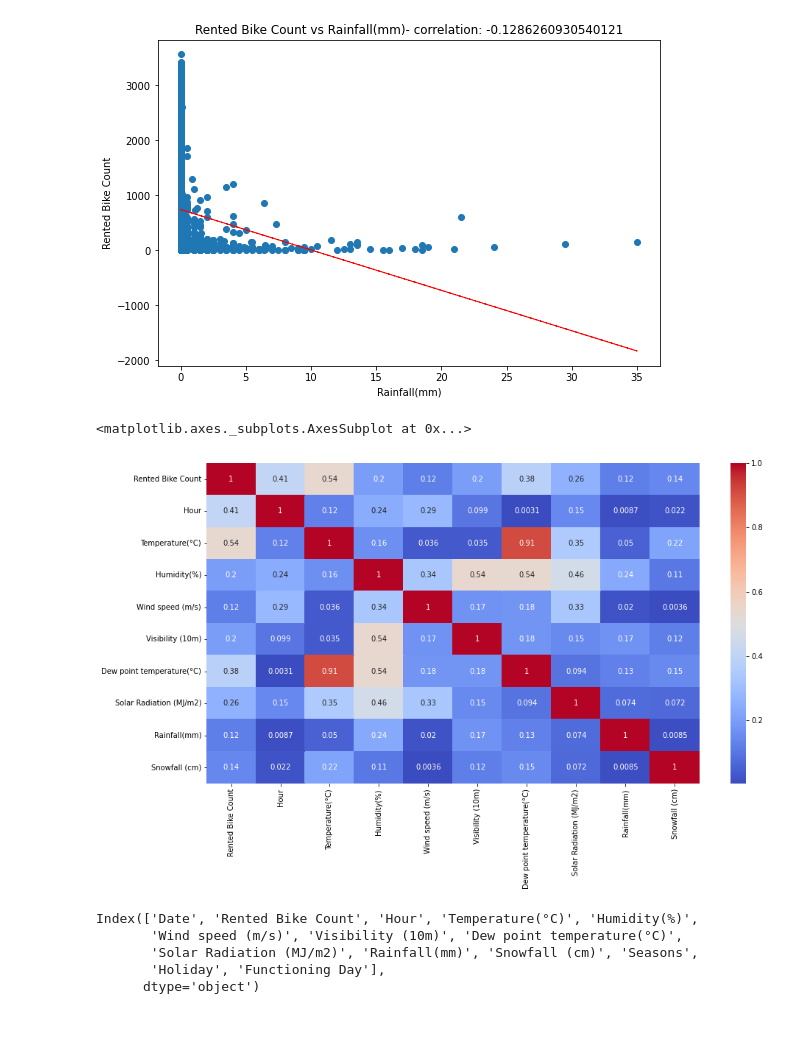
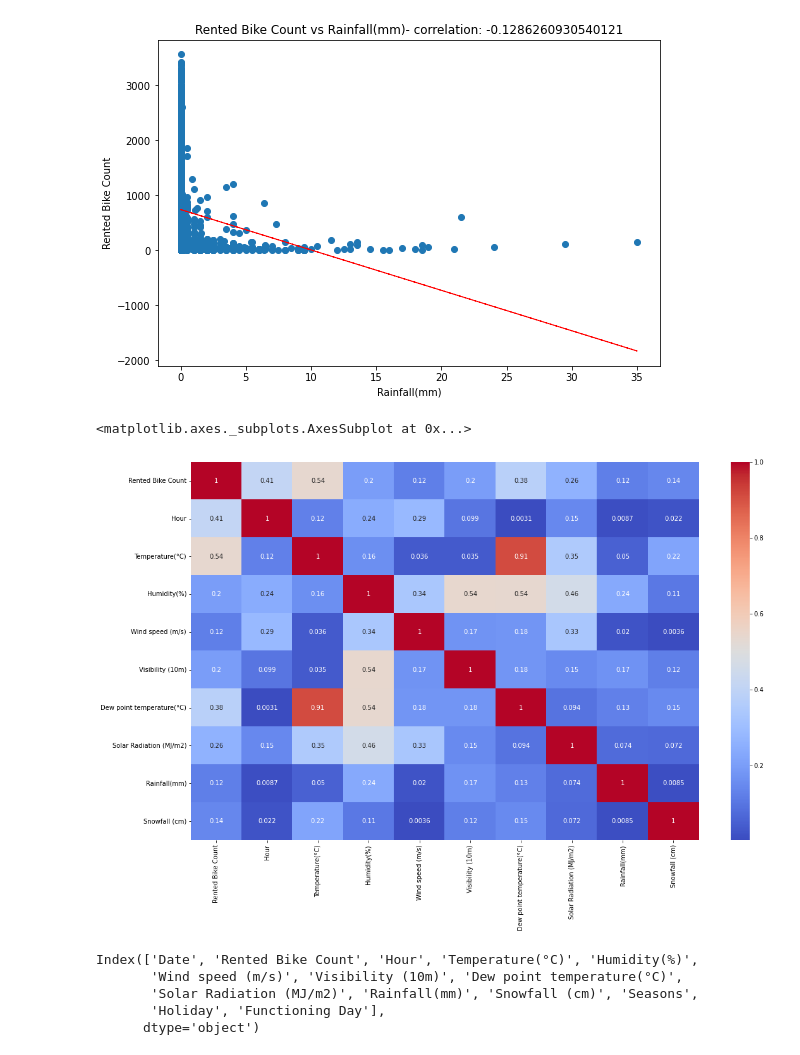
Before and after one commit to guptaprateek98/capstone_bike_sharing, a Jupyter notebook: Bike_Sharing_Demand_Prediction_Capstone_Project_(prateek).ipynb, the cells around one changed output. Saved outputs shown, nothing was run; the diff lists cells and outputs as text; code cells hidden in the pictures; blank space fills up the shorter version.

```diff
--- a/Bike_Sharing_Demand_Prediction_Capstone_Project_(prateek).ipynb
+++ b/Bike_Sharing_Demand_Prediction_Capstone_Project_(prateek).ipynb
@@ -281,12 +281,12 @@ plt.show()
 [figure]
 # %%
 #correlation in a glance
-plt.figure(figsize=(15,8))
+plt.figure(figsize=(18,11))
 correlation = ds.corr()
 sns.heatmap(abs(correlation), annot=True, cmap='coolwarm')
 # %% [output]
 <matplotlib.axes._subplots.AxesSubplot at 0x...>
-[figure, old version]
+[figure, new version]
 # %%
 ds.columns
 # %% [output]
```
Also changed, not shown: parts of 1 cell of this notebook.
